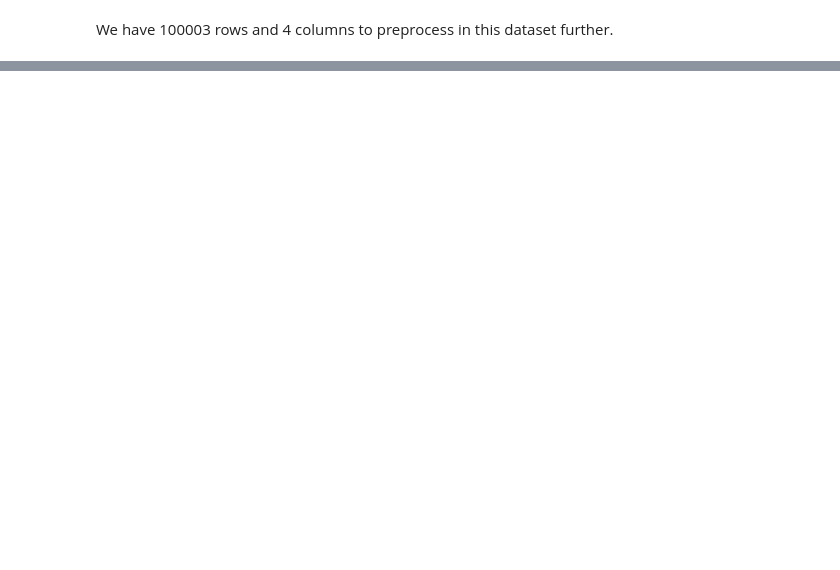
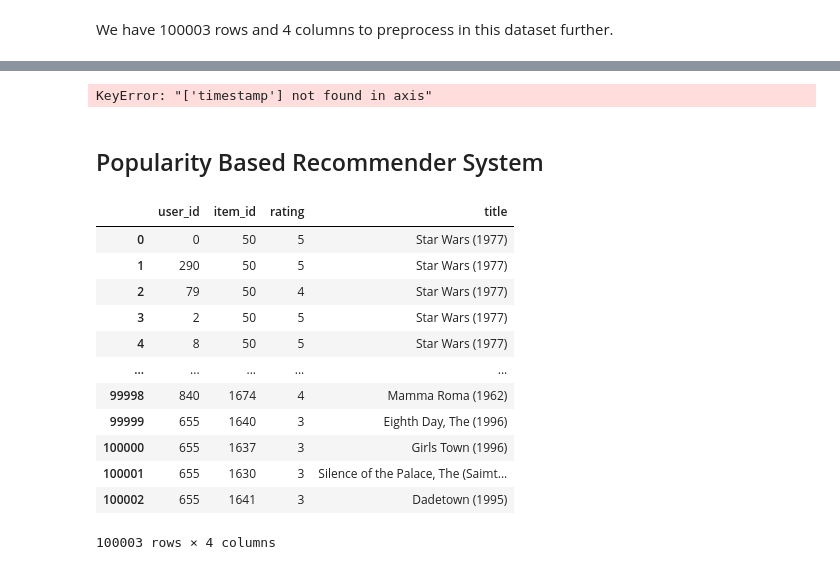
Before and after one commit to Arya202004/Movie_recommender_system, a Jupyter notebook: Recommsystem.ipynb, the cells around one changed output, grey strips where cells are left out. Drawn from its saved outputs; the diff is of its cells as text; code cells hidden in the pictures; blank space fills up the shorter version.

```diff
--- a/Recommsystem.ipynb
+++ b/Recommsystem.ipynb
@@ -99,0 +122,25 @@ dtype: int64
+# %%
+# we don't need 'timestamp' column for our system so drop it
+data_set = data_set.drop('timestamp', axis=1)
+# %% [output]
+KeyError: "['timestamp'] not found in axis"
+# %% [markdown]
+## Popularity Based Recommender System
+# %%
+# Merging Movie_Id_Titles.csv to Dataset.csv on the basis of item_id
+data_with_title = data_set.merge(movie_title, on = 'item_id')
+data_with_title
+# %% [output]
+|  | user_id | item_id | rating | title |
+| 0 | 0 | 50 | 5 | Star Wars (1977) |
+| 1 | 290 | 50 | 5 | Star Wars (1977) |
+| 2 | 79 | 50 | 4 | Star Wars (1977) |
+| 3 | 2 | 50 | 5 | Star Wars (1977) |
+| 4 | 8 | 50 | 5 | Star Wars (1977) |
+| ... | ... | ... | ... | ... |
+| 99998 | 840 | 1674 | 4 | Mamma Roma (1962) |
+| 99999 | 655 | 1640 | 3 | Eighth Day, The (1996) |
+| 100000 | 655 | 1637 | 3 | Girls Town (1996) |
+| 100001 | 655 | 1630 | 3 | Silence of the Palace, The (Saimt... |
+| 100002 | 655 | 1641 | 3 | Dadetown (1995) |
+100003 rows × 4 columns
```
Also changed, not shown: parts of 18 cells of this notebook.
